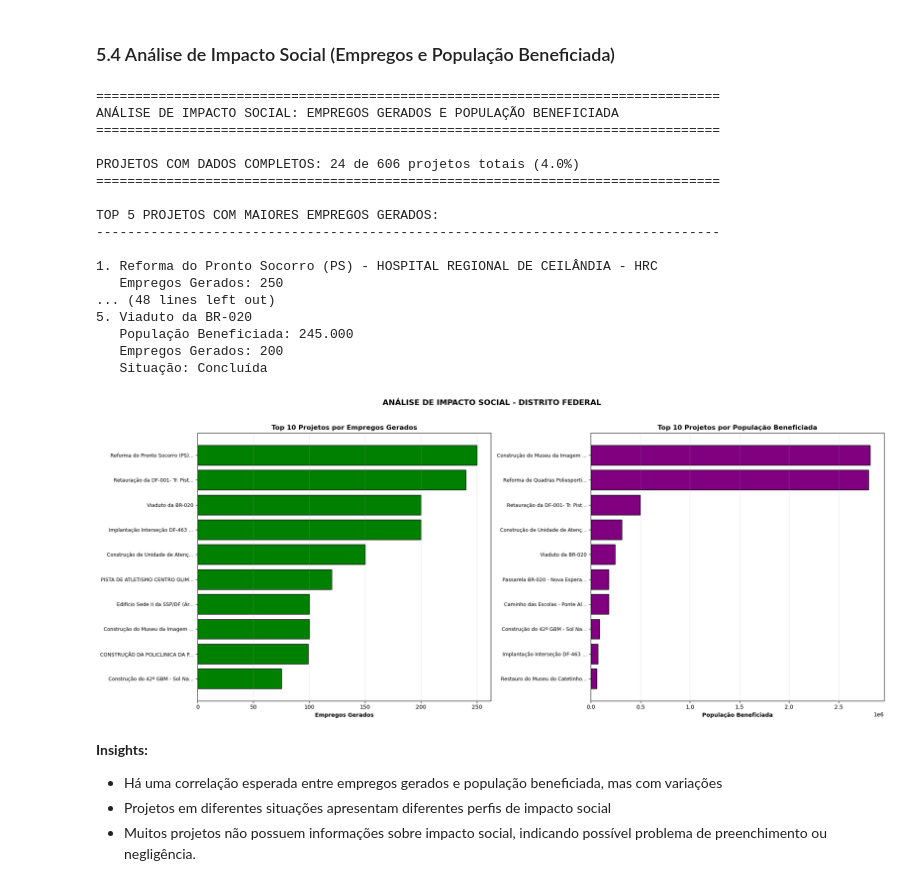
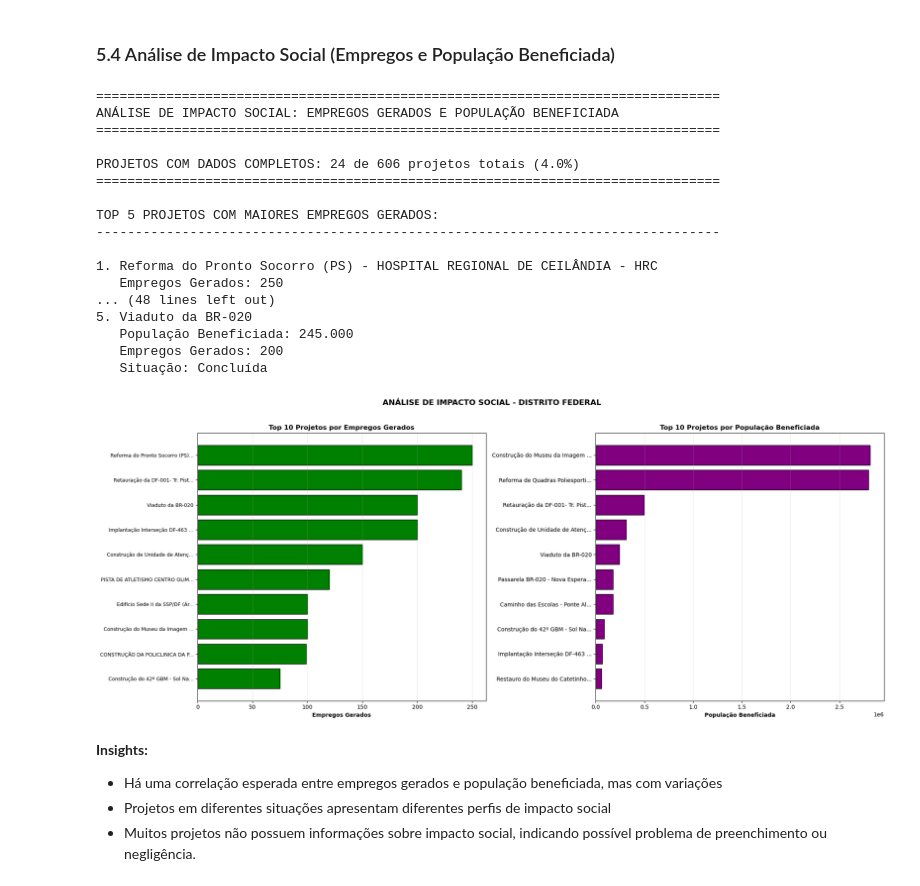
Before and after one commit to lcsgborges/obrasgov-df-data-extraction, a Jupyter notebook: main.ipynb, the cells around one changed output. Cells and saved outputs as stored; diff of their text form; code cells hidden in the pictures.

```diff
--- a/main.ipynb
+++ b/main.ipynb
@@ -991,35 +946,35 @@ ax1.grid(axis='x', alpha=0.3)
 ax2 = axes[1]
 top10_pop = df_completo.nlargest(10, 'populacaoBeneficiada').sort_values('populacaoBeneficiada')
 y_pos = range(len(top10_pop))
 ax2.barh(y_pos, top10_pop['populacaoBeneficiada'], color='purple', edgecolor='black')
 ax2.set_yticks(y_pos)
-ax2.set_yticklabels([nome[:30] + '...' if len(nome) > 30 else nome for nome in top10_pop['nome']], fontsize=9)
+ax2.set_yticklabels([nome[:30] + '...' if len(nome) > 30 else nome for nome in top10_pop['nome']], fontsize=10)
 ax2.set_xlabel('População Beneficiada', fontsize=10, fontweight='bold')
 ax2.set_title('Top 10 Projetos por População Beneficiada', fontsize=12, fontweight='bold')
 ax2.grid(axis='x', alpha=0.3)
 
 plt.suptitle('ANÁLISE DE IMPACTO SOCIAL - DISTRITO FEDERAL', fontsize=14, fontweight='bold', y=1.02)
 plt.tight_layout()
 plt.show()
 # %% [output]
 ================================================================================
 ANÁLISE DE IMPACTO SOCIAL: EMPREGOS GERADOS E POPULAÇÃO BENEFICIADA
 ================================================================================
 
 PROJETOS COM DADOS COMPLETOS: 24 de 606 projetos totais (4.0%)
 ================================================================================
 
 TOP 5 PROJETOS COM MAIORES EMPREGOS GERADOS:
 --------------------------------------------------------------------------------
 
 1. Reforma do Pronto Socorro (PS) - HOSPITAL REGIONAL DE CEILÂNDIA - HRC
    Empregos Gerados: 250
 ... (48 lines left out)
 5. Viaduto da BR-020
    População Beneficiada: 245.000
    Empregos Gerados: 200
    Situação: Concluída
-[figure, old version]
+[figure, new version]
 # %% [markdown]
 **Insights:**
 - Há uma correlação esperada entre empregos gerados e população beneficiada, mas com variações
```
Also changed, not shown: parts of 8 cells of this notebook.
